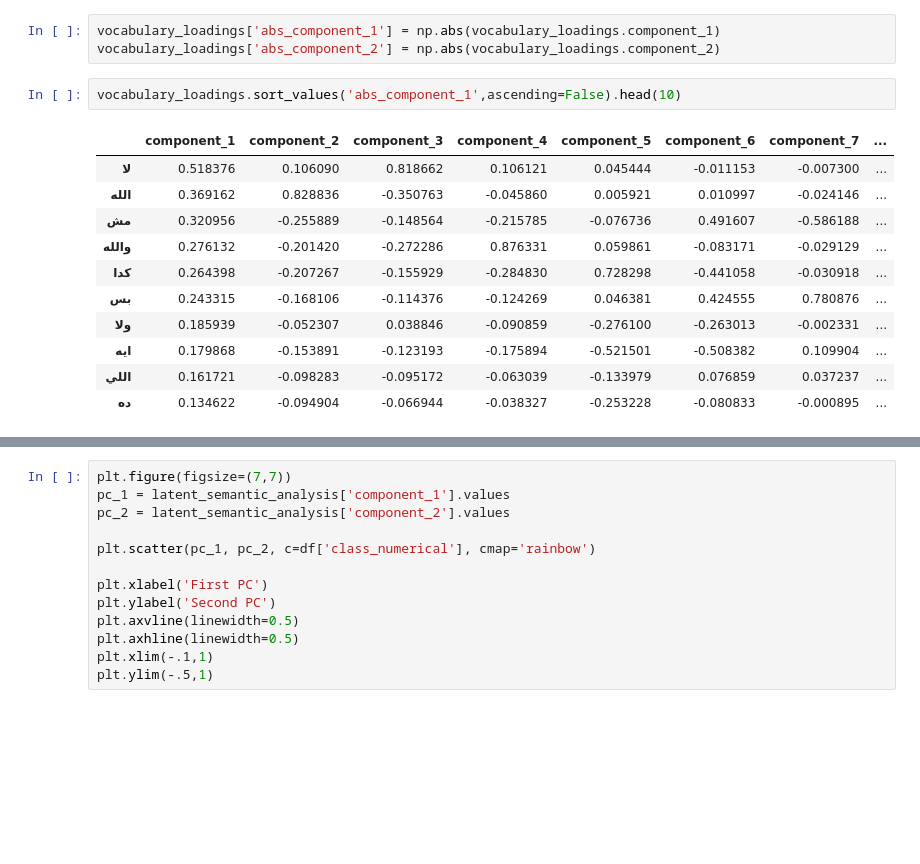
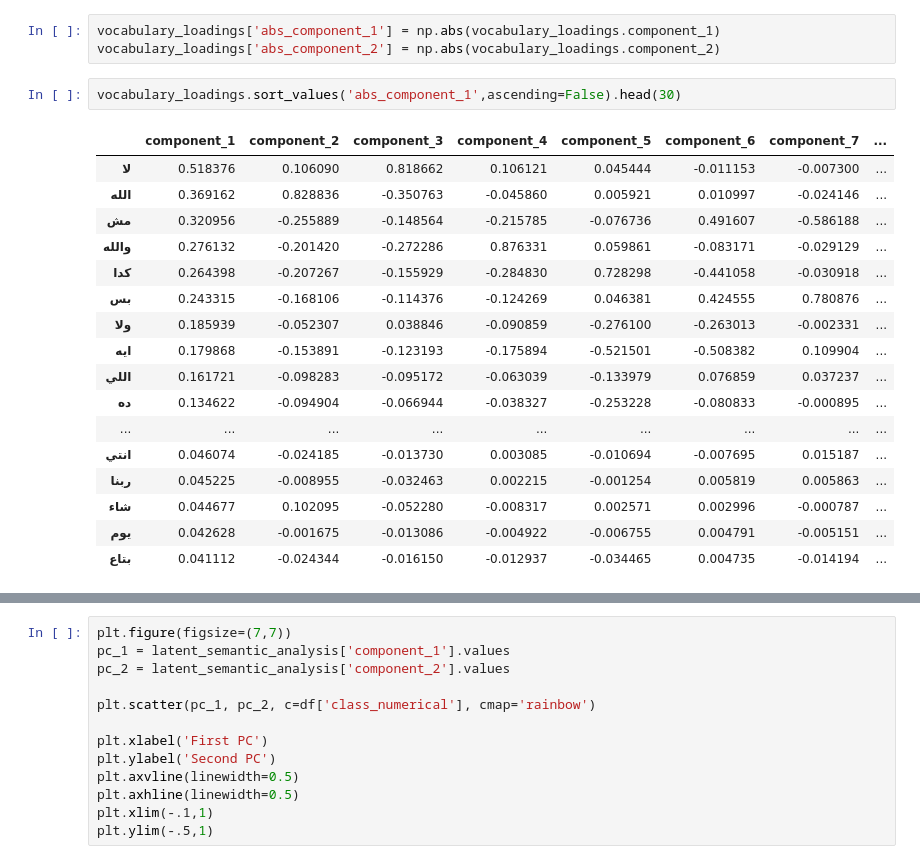
Before and after one commit to telsahy/capstone-52, a Jupyter notebook: topic_modeling_experiments/lsa/lsa_numpy_sampling_test.ipynb, the cells around one changed output, grey strips where cells are left out. Saved outputs shown, nothing was run; the diff lists cells and outputs as text; blank space fills up the shorter version.

```diff
--- a/topic_modeling_experiments/lsa/lsa_numpy_sampling_test.ipynb
+++ b/topic_modeling_experiments/lsa/lsa_numpy_sampling_test.ipynb
@@ -164,17 +164,23 @@ vocabulary_loadings = pd.DataFrame(SVD.components_,
 vocabulary_loadings['abs_component_1'] = np.abs(vocabulary_loadings.component_1)
 vocabulary_loadings['abs_component_2'] = np.abs(vocabulary_loadings.component_2)
 # %%
-vocabulary_loadings.sort_values('abs_component_1',ascending=False).head(10)
+vocabulary_loadings.sort_values('abs_component_1',ascending=False).head(30)
 # %% [output]
 |  | component_1 | component_2 | component_3 | component_4 | component_5 | component_6 | component_7 | ... |
 | لا | 0.518376 | 0.106090 | 0.818662 | 0.106121 | 0.045444 | -0.011153 | -0.007300 | ... |
 | الله | 0.369162 | 0.828836 | -0.350763 | -0.045860 | 0.005921 | 0.010997 | -0.024146 | ... |
 | مش | 0.320956 | -0.255889 | -0.148564 | -0.215785 | -0.076736 | 0.491607 | -0.586188 | ... |
 | والله | 0.276132 | -0.201420 | -0.272286 | 0.876331 | 0.059861 | -0.083171 | -0.029129 | ... |
 | كدا | 0.264398 | -0.207267 | -0.155929 | -0.284830 | 0.728298 | -0.441058 | -0.030918 | ... |
 | بس | 0.243315 | -0.168106 | -0.114376 | -0.124269 | 0.046381 | 0.424555 | 0.780876 | ... |
 | ولا | 0.185939 | -0.052307 | 0.038846 | -0.090859 | -0.276100 | -0.263013 | -0.002331 | ... |
 | ايه | 0.179868 | -0.153891 | -0.123193 | -0.175894 | -0.521501 | -0.508382 | 0.109904 | ... |
 | اللي | 0.161721 | -0.098283 | -0.095172 | -0.063039 | -0.133979 | 0.076859 | 0.037237 | ... |
 | ده | 0.134622 | -0.094904 | -0.066944 | -0.038327 | -0.253228 | -0.080833 | -0.000895 | ... |
+| ... | ... | ... | ... | ... | ... | ... | ... | ... |
+| انتي | 0.046074 | -0.024185 | -0.013730 | 0.003085 | -0.010694 | -0.007695 | 0.015187 | ... |
+| ربنا | 0.045225 | -0.008955 | -0.032463 | 0.002215 | -0.001254 | 0.005819 | 0.005863 | ... |
+| شاء | 0.044677 | 0.102095 | -0.052280 | -0.008317 | 0.002571 | 0.002996 | -0.000787 | ... |
+| يوم | 0.042628 | -0.001675 | -0.013086 | -0.004922 | -0.006755 | 0.004791 | -0.005151 | ... |
+| بتاع | 0.041112 | -0.024344 | -0.016150 | -0.012937 | -0.034465 | 0.004735 | -0.014194 | ... |
 # %%
```
Also changed, not shown: parts of 1 cell of this notebook, 2 other files.
